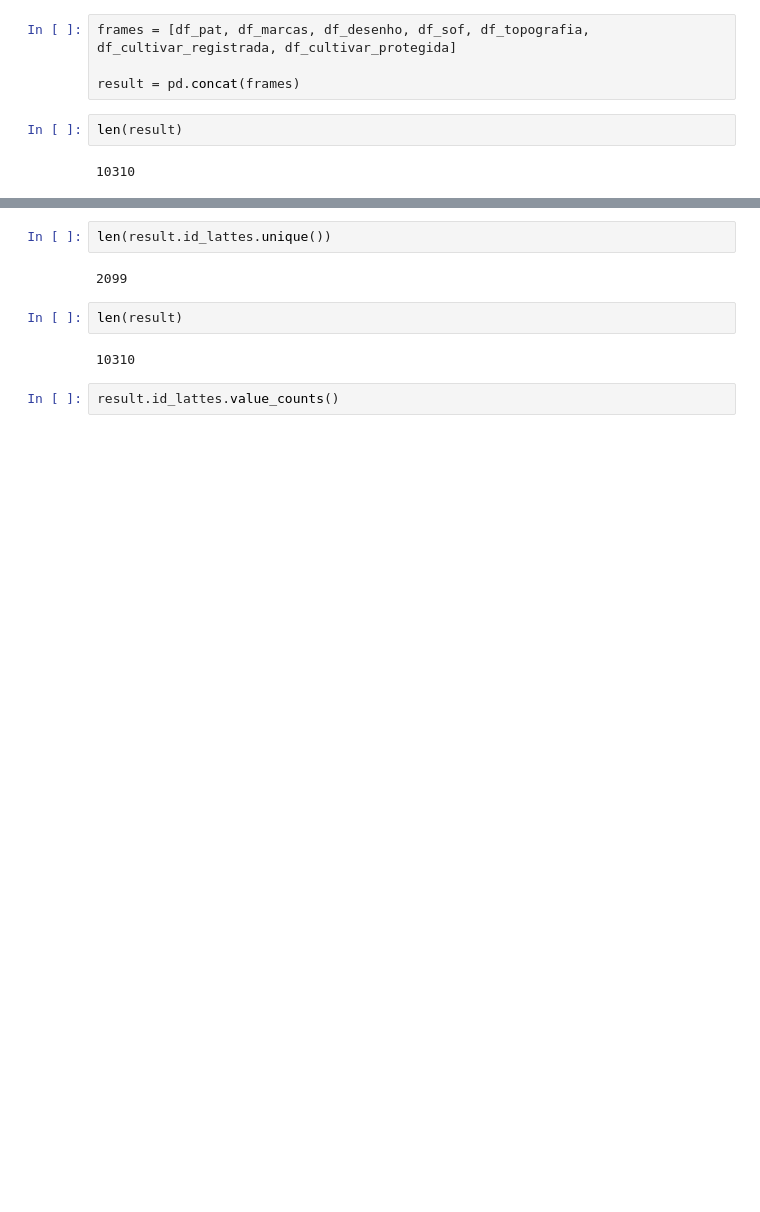
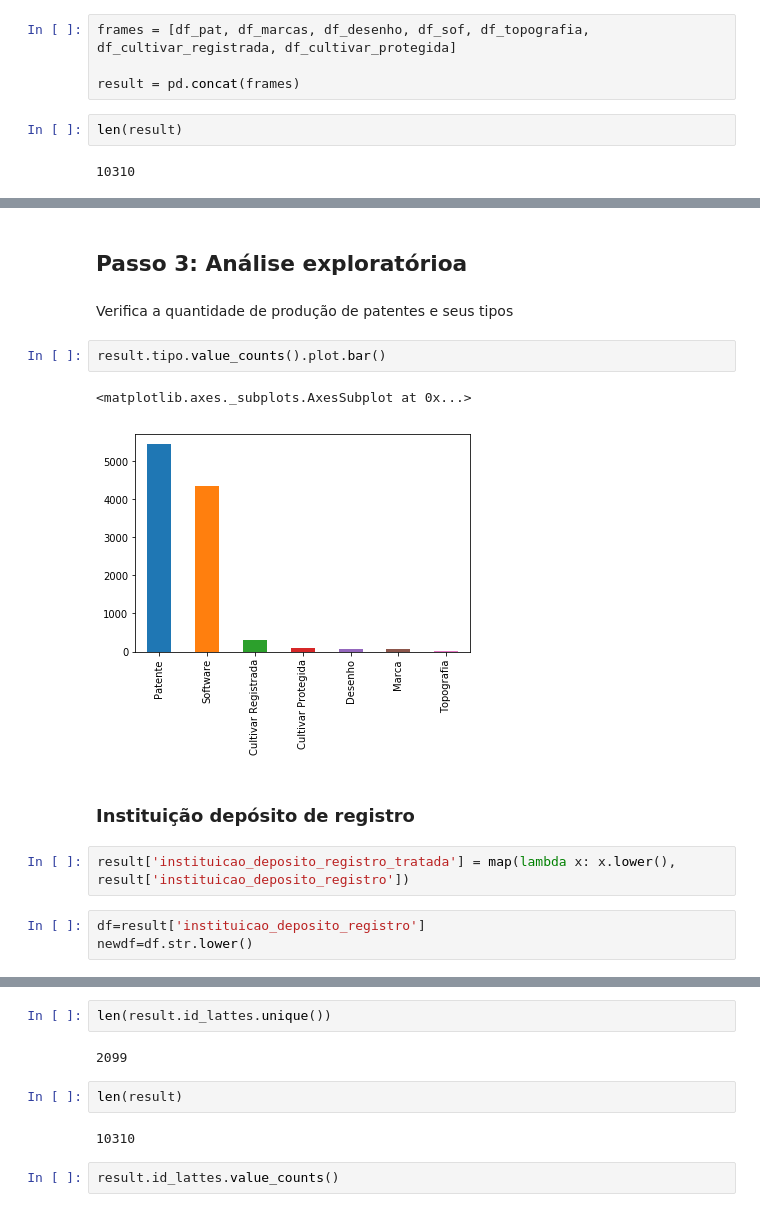
Before and after one commit to matheusbsilva/lattes_patents, a Jupyter notebook: jupyter-notebooks/1.analise-excel/resultado-tabela-analise.ipynb, the cells around one changed output, grey strips where cells are left out. Drawn from its saved outputs; the diff is of its cells as text; blank space fills up the shorter version.

```diff
--- a/jupyter-notebooks/1.analise-excel/resultado-tabela-analise.ipynb
+++ b/jupyter-notebooks/1.analise-excel/resultado-tabela-analise.ipynb
@@ -208,0 +239,16 @@ result.loc[result.inct == 'INCT de Óleo e Gás']
+# %% [markdown]
+## Passo 3: Análise exploratórioa
+# %% [markdown]
+Verifica a quantidade de produção de patentes e seus tipos
+# %%
+result.tipo.value_counts().plot.bar()
+# %% [output]
+<matplotlib.axes._subplots.AxesSubplot at 0x...>
+[figure, added]
+# %% [markdown]
+### Instituição depósito de registro
+# %%
+result['instituicao_deposito_registro_tratada'] = map(lambda x: x.lower(), result['instituicao_deposito_registro'])
+# %%
+df=result['instituicao_deposito_registro']
+newdf=df.str.lower()
```
Also changed, not shown: parts of 50 cells of this notebook.
